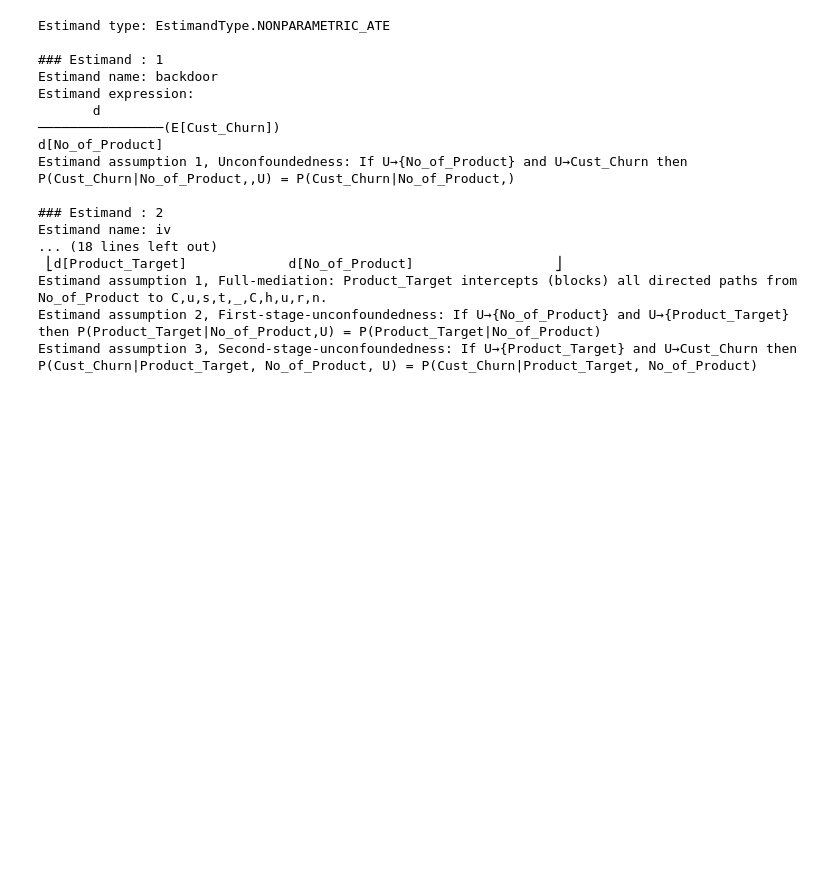
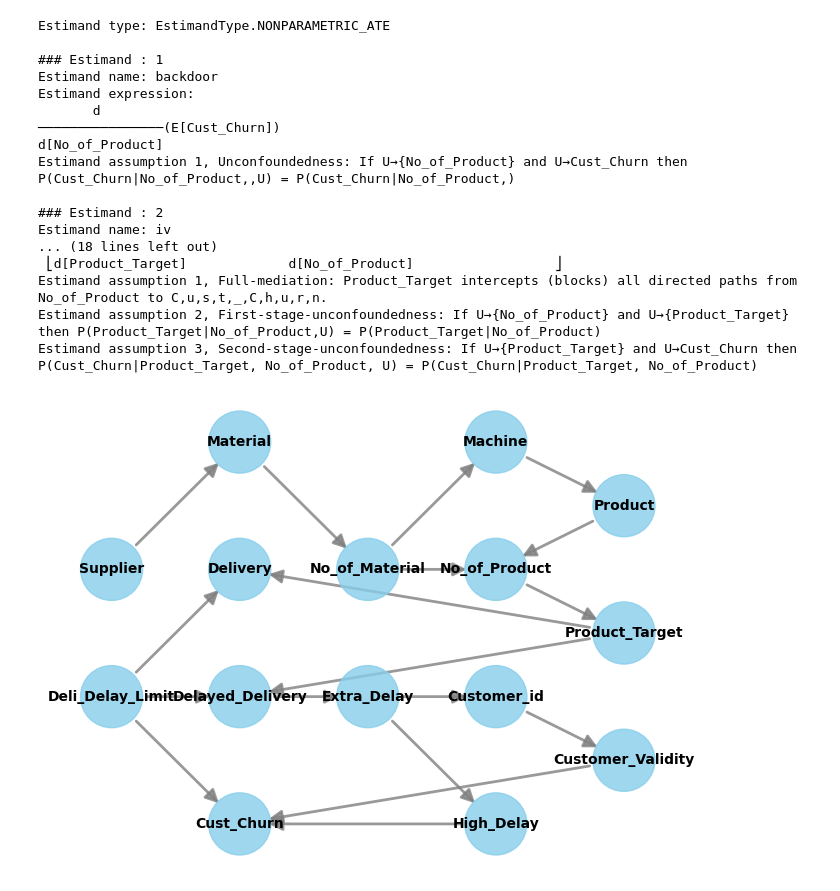
Before and after one commit to Subhiksha-RM/SC_DoWhy, a Jupyter notebook: Cust_Churn2.ipynb, the cells around one changed output. Saved outputs shown, nothing was run; the diff lists cells and outputs as text; code cells hidden in the pictures; blank space fills up the shorter version.

```diff
--- a/Cust_Churn2.ipynb
+++ b/Cust_Churn2.ipynb
@@ -198,3 +199,15 @@ Estimand name: iv
 Estimand assumption 1, Full-mediation: Product_Target intercepts (blocks) all directed paths from No_of_Product to C,u,s,t,_,C,h,u,r,n.
 Estimand assumption 2, First-stage-unconfoundedness: If U→{No_of_Product} and U→{Product_Target} then P(Product_Target|No_of_Product,U) = P(Product_Target|No_of_Product)
 Estimand assumption 3, Second-stage-unconfoundedness: If U→{Product_Target} and U→Cust_Churn then P(Cust_Churn|Product_Target, No_of_Product, U) = P(Cust_Churn|Product_Target, No_of_Product)
+# %%
+from dowhy import CausalModel
+from IPython.display import Image, display
+model= CausalModel(
+        data = df,
+        graph=causal_graph.replace("\n", " "),
+        treatment='No_of_Material',
+        outcome='Cust_Churn')
+model.view_model()
+#display(Image(filename="dagitty-model.png"))
+# %% [output]
+[figure, added]
```
Also changed, not shown: parts of 5 cells of this notebook, 3 other files.
